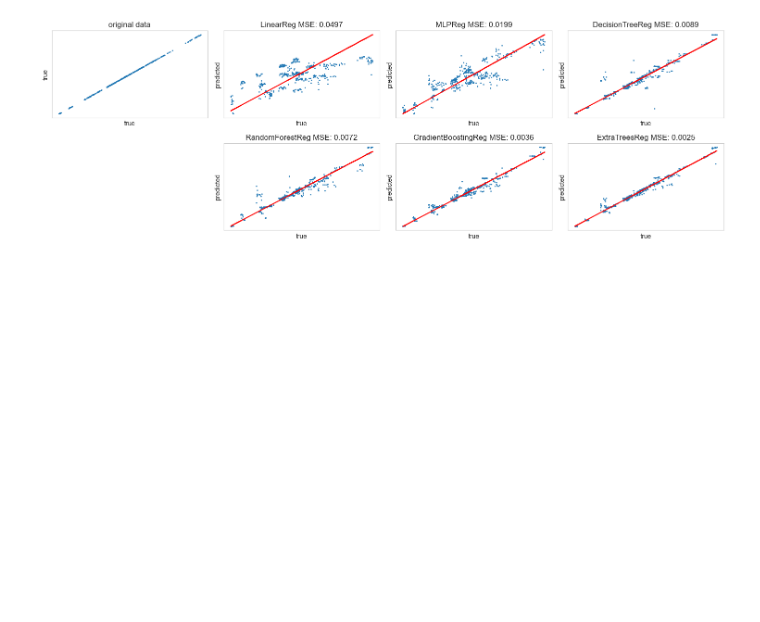
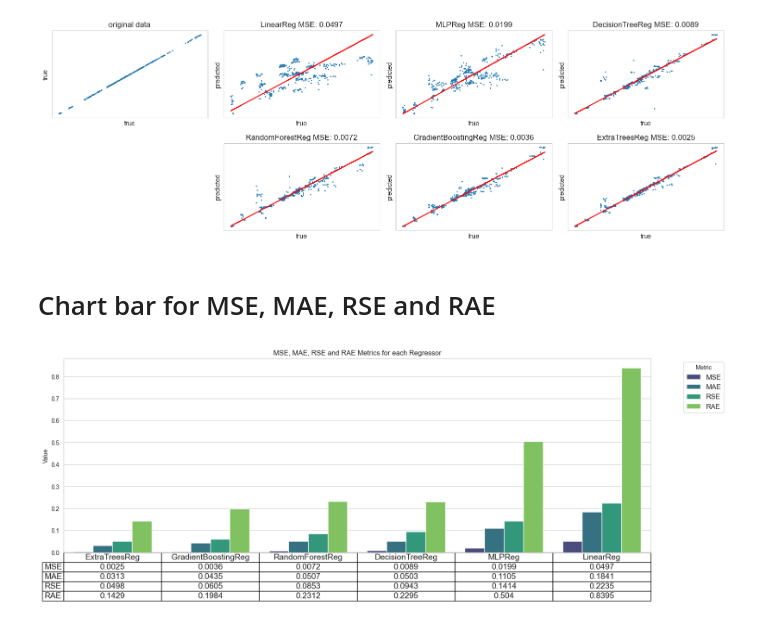
Before and after one commit to Edgar-La/Regression_models_Stock_Prices, a Jupyter notebook: implementing_regressions.ipynb, the cells around one changed output. Cells and saved outputs as stored; diff of their text form; code cells hidden in the pictures; blank space fills up the shorter version.

Commit message:
chart bar for error metrics added

```diff
--- a/implementing_regressions.ipynb
+++ b/implementing_regressions.ipynb
@@ -318,3 +318,53 @@ fig.delaxes(axs[4])
 plt.tight_layout()
 # %% [output]
 [figure]
+# %% [markdown]
+# Chart bar for MSE, MAE, RSE and RAE
+# %%
+df = df_metrics.copy()
+df.drop(columns=['MAPE','R','R2'], inplace=True)
+
+# Reshape the dataframe to a long format for plotting
+df_long = df.melt(id_vars='Regressor', var_name='Metric', value_name='Value')
+
+# Plot the bar chart
+plt.figure(figsize=(20, 6))
+sns.barplot(x='Regressor', y='Value', hue='Metric', data=df_long, palette='viridis')
+
+plt.title('MSE, MAE, RSE and RAE Metrics for each Regressor')
+plt.xlabel('')
+plt.ylabel('Value')
+plt.legend(title='Metric', bbox_to_anchor=(1.05, 1), loc='upper left', fontsize=12)
+plt.xticks([])
+
+# Transpose the dataframe for the table
+df_transposed = df.set_index('Regressor').T
+
+# Add table below the chart
+cell_text = df_transposed.values.tolist()
+rows = df_transposed.index.tolist()
+columns = df['Regressor'].tolist()
+
+# Add a table at the bottom of the axes
+the_table = plt.table(cellText=cell_text,
+                      rowLabels=rows,
+                      colLabels=columns,
+                      cellLoc='center',
+                      loc='bottom',
+                      fontsize=12)
+
+# Increase the font size and padding for the table manually
+for key, cell in the_table.get_celld().items():
+    cell.set_fontsize(30)  # Set the desired font size
+    cell.set_height(0.05)  # Increase cell height for more inner space
+    #cell.set_width(0.1)    # Increase cell width for more inner space
+
+
+# Adjust layout to make room for the table
+#plt.subplots_adjust(left=0.2, bottom=0.3)
+plt.subplots_adjust(left=0.2)
+
+# Show the plot
+plt.show()
+# %% [output]
+[figure, added]
```
